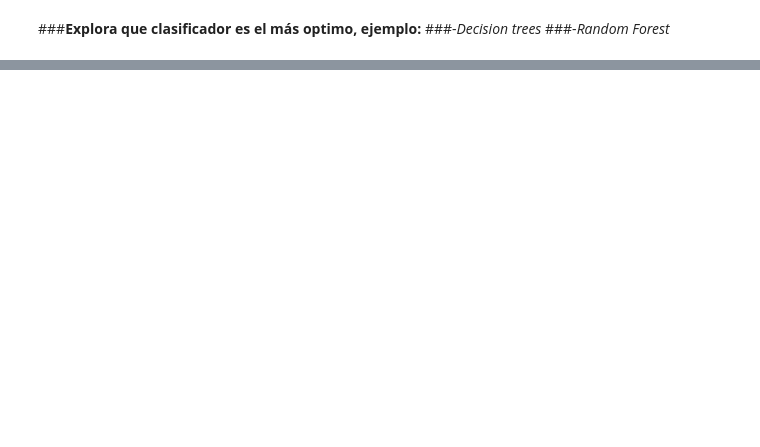
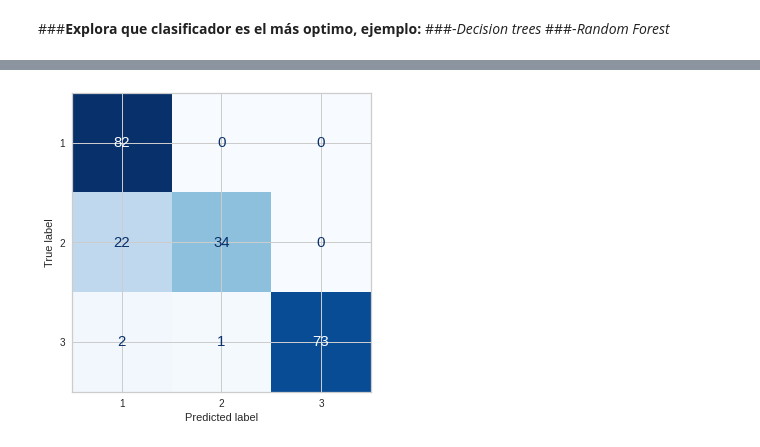
Before and after one commit to PosgradoMNA/actividades-del-projecto-equipo_36, a Jupyter notebook: Reto_Aguas_subterraneas_Entrega2.ipynb, the cells around one changed output, grey strips where cells are left out. Saved outputs shown, nothing was run; the diff lists cells and outputs as text; code cells hidden in the pictures; blank space fills up the shorter version.

```diff
--- a/Reto_Aguas_subterraneas_Entrega2.ipynb
+++ b/Reto_Aguas_subterraneas_Entrega2.ipynb
@@ -431,0 +230,8 @@ array([3, 3, 1, 3, 1, 3, 1, 1, 3, 1, 1, 3, 1, 1, 3, 3, 2, 1, 1, 1, 1, 2,
+# %%
+# Random Forest
+
+from sklearn.ensemble import RandomForestClassifier
+
+rnd_clf = RandomForestClassifier(n_estimators=500, max_leaf_nodes=16, n_jobs=-1, random_state=42, class_weight = 'balanced')
+rnd_clf.fit(X_train, y_train)
+y_pred_rf = rnd_clf.predict(X_test)
@@ -435,0 +287,6 @@ array([3, 3, 1, 3, 1, 3, 1, 1, 3, 1, 1, 3, 1, 1, 3, 3, 2, 1, 1, 1, 1, 2,
+# %%
+plt.rc('font', size=15)
+ConfusionMatrixDisplay.from_predictions(y_test, y_pred_rf, cmap = 'Blues', colorbar = False)
+plt.show()
+# %% [output]
+[figure, added]
```
Also changed, not shown: parts of 60 cells of this notebook.
